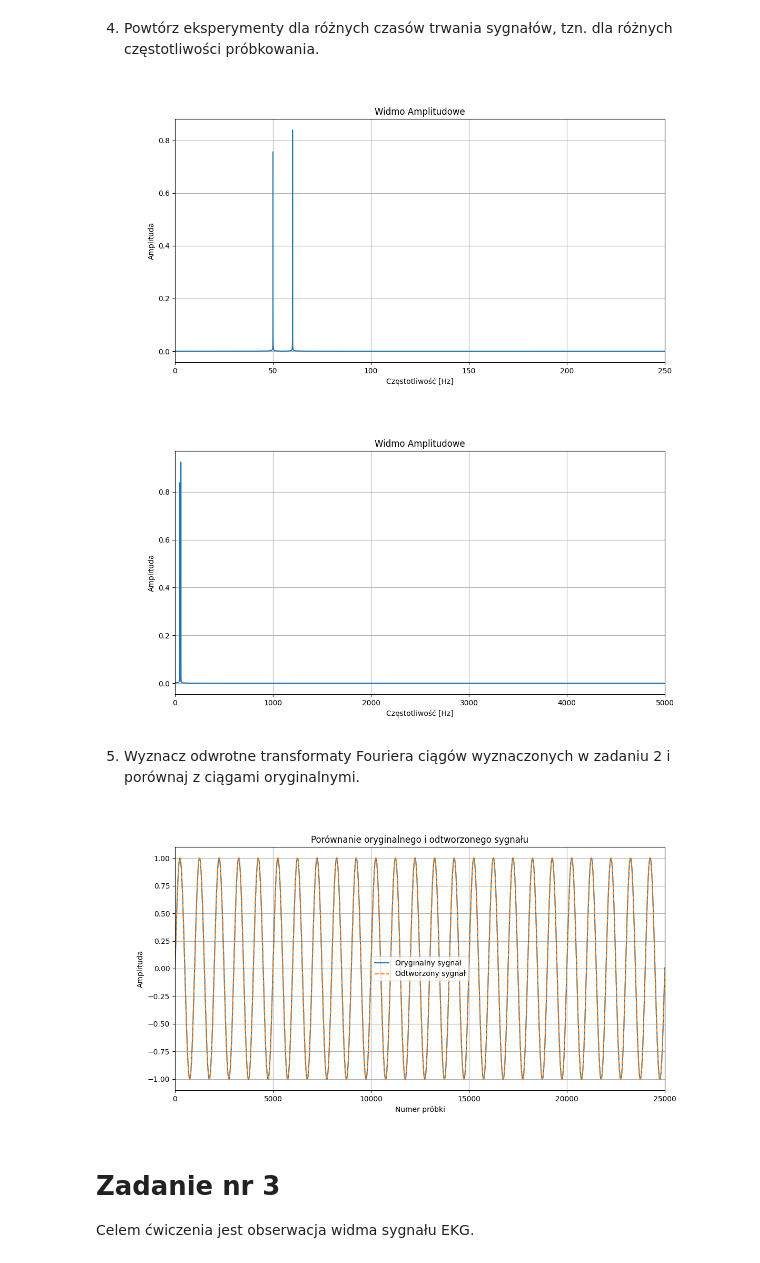
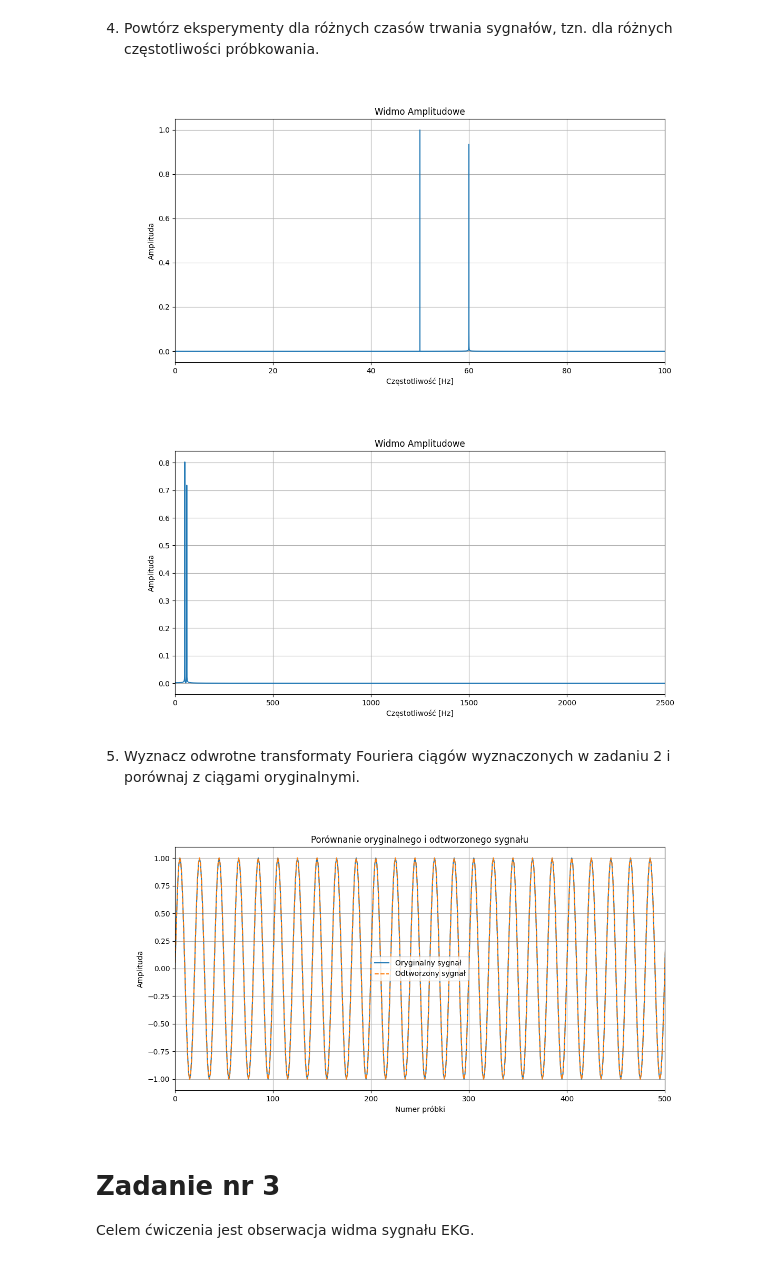
Before and after one commit to LUKIS123/CPSiO-PWR, a Jupyter notebook: Lab1/Lab1.ipynb, the cells around one changed output. Drawn from its saved outputs; the diff is of its cells as text; code cells hidden in the pictures.

```diff
--- a/Lab1/Lab1.ipynb
+++ b/Lab1/Lab1.ipynb
@@ -234,8 +233,8 @@ frequency_2 = 60
 length = 65_536
 time = np.arange(length)
 
-# Częstotliwość próbkowania 500 Hz
-sampling_rate = 500
+# Częstotliwość próbkowania 200 Hz
+sampling_rate = 200
 time_period = 1/sampling_rate       # t = 1/fs
 sinusoidal_signal_1 = np.sin(2 * np.pi * frequency_1 * time * time_period)
 sinusoidal_signal_2 = np.sin(2 * np.pi * frequency_2 * time * time_period)
@@ -252,37 +251,37 @@ amplitudes *= 2
 plt.figure(figsize=(12, 6))
 plt.plot(freq[positive_freq_indices], amplitudes[positive_freq_indices])
 plt.title('Widmo Amplitudowe')
 plt.xlabel('Częstotliwość [Hz]')
 plt.ylabel('Amplituda')
 plt.xlim(0, sampling_rate / 2)  # Zakres częstotliwości [0, fs/2]
 plt.grid(True)
 plt.show()
 
-# Częstotliwość próbkowania 10 kHz
-sampling_rate = 10000
+# Częstotliwość próbkowania 5 kHz
+sampling_rate = 5000
 time_period = 1/sampling_rate
 sinusoidal_signal_1 = np.sin(2 * np.pi * frequency_1 * time * time_period)
 sinusoidal_signal_2 = np.sin(2 * np.pi * frequency_2 * time * time_period)
 
 mixed_signal = sinusoidal_signal_1 + sinusoidal_signal_2
 
 dft_result = np.fft.fft(mixed_signal)
 freq = np.fft.fftfreq(length, 1/sampling_rate)
 positive_freq_indices = np.where(freq >= 0)
 amplitudes = np.abs(dft_result) / length
 amplitudes *= 2
 
 plt.figure(figsize=(12, 6))
 plt.plot(freq[positive_freq_indices], amplitudes[positive_freq_indices])
 plt.title('Widmo Amplitudowe')
 plt.xlabel('Częstotliwość [Hz]')
 plt.ylabel('Amplituda')
 plt.xlim(0, sampling_rate / 2)  # Zakres częstotliwości [0, fs/2]
 plt.grid(True)
 plt.show()
 # %% [output]
-[figure, old version]
+[figure, new version]
-[figure, old version]
+[figure, new version]
 # %% [markdown]
 5. Wyznacz odwrotne transformaty Fouriera ciągów wyznaczonych w zadaniu 2
 i porównaj z ciągami oryginalnymi.
@@ -290,7 +289,7 @@ i porównaj z ciągami oryginalnymi.
 frequency = 50  # Hz
 
 length = 65536
-sampling_rate = 50000  # Hz
+sampling_rate = 1000  # Hz
 
 # Czas trwania sygnału
 time = np.arange(length)
@@ -320,7 +319,7 @@ plt.legend()
 plt.grid(True)
 plt.show()
 # %% [output]
-[figure, old version]
+[figure, new version]
 # %% [markdown]
 # Zadanie nr 3
 Celem ćwiczenia jest obserwacja widma sygnału EKG.
```
Also changed, not shown: parts of 13 cells of this notebook.
